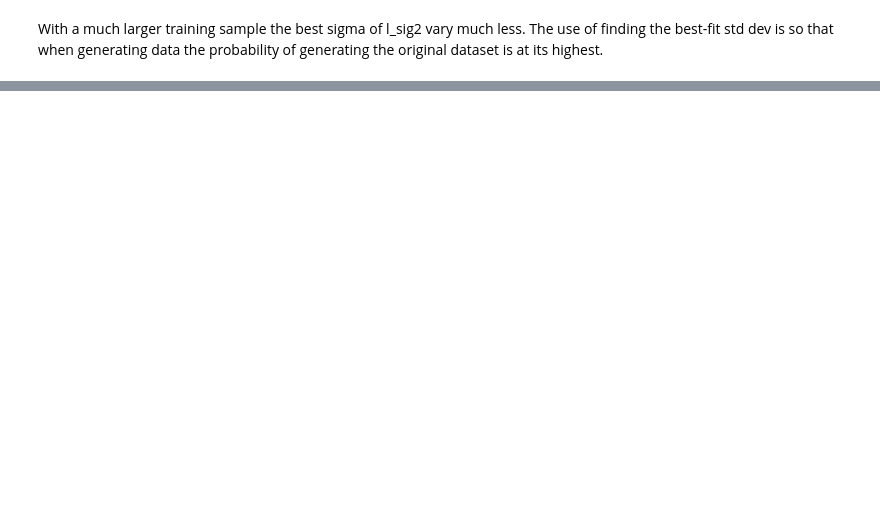
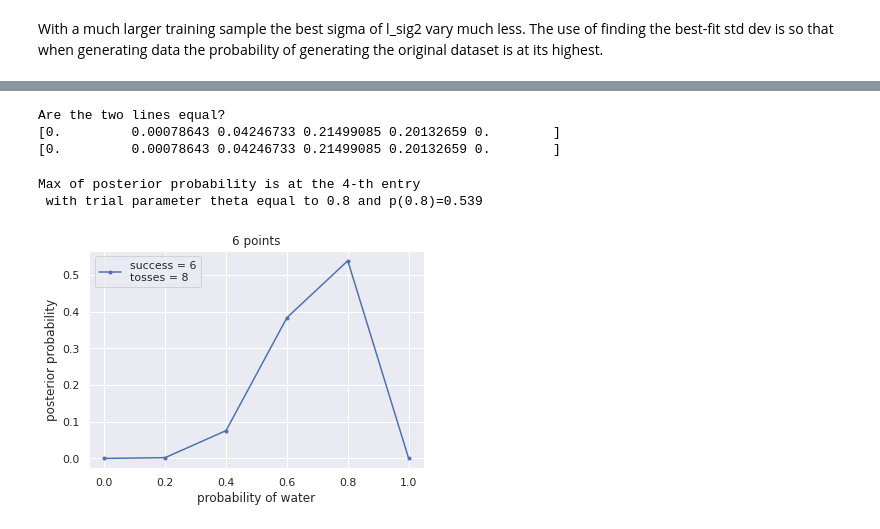
Before and after one commit to benlellouch/FoundationOfML-Labs, a Jupyter notebook: maxlikelihood_bayes.ipynb, the cells around one changed output, grey strips where cells are left out. Drawn from its saved outputs; the diff is of its cells as text; code cells hidden in the pictures; blank space fills up the shorter version.

```diff
--- a/maxlikelihood_bayes.ipynb
+++ b/maxlikelihood_bayes.ipynb
@@ -295,0 +309,42 @@ With a much larger training sample the best sigma of l_sig2 vary much less. The
+# %%
+def posterior_grid_approx(grid_points, success, tosses):
+
+    p_grid = np.linspace(0,1,grid_points)
+
+    prior = np.repeat(1, grid_points)/grid_points
+
+    likelihood = stats.binom.pmf(success, tosses, p_grid)
+
+    unstd_posterior = likelihood * prior
+
+    posterior = unstd_posterior / unstd_posterior.sum()
+
+    return p_grid, posterior
+# %%
+def bin(x, n, k):
+    return math.factorial(n)/(math.factorial(k)*math.factorial(n-k))*(x**k)*(1-x)**(n-k)
+
+point_grid = np.linspace(0,1,6)
+print("Are the two lines equal?")
+print(bin(point_grid,10,7))
+print(stats.binom.pmf(7,10,point_grid))
+# %% [output]
+Are the two lines equal?
+[0.         0.00078643 0.04246733 0.21499085 0.20132659 0.        ]
+[0.         0.00078643 0.04246733 0.21499085 0.20132659 0.        ]
+# %%
+points = 6
+w, n = 6, 8
+p_grid, posterior = posterior_grid_approx(points, w, n)
+plt.plot(p_grid, posterior, '.-', label='success = {}\ntosses = {}'.format(w, n))
+plt.xlabel('probability of water')
+plt.ylabel('posterior probability')
+plt.title('{} points'.format(points))
+plt.legend(loc=0);
+print('Max of posterior probability is at the {}-th entry\n with trial parameter theta equal to {}\
+ and p({})={}'.format(np.argmax(posterior),p_grid[np.argmax(posterior)],
+                      p_grid[np.argmax(posterior)],np.around(np.max(posterior),3)))
+# %% [output]
+Max of posterior probability is at the 4-th entry
+ with trial parameter theta equal to 0.8 and p(0.8)=0.539
+[figure, added]
```
Also changed, not shown: parts of 10 cells of this notebook.
